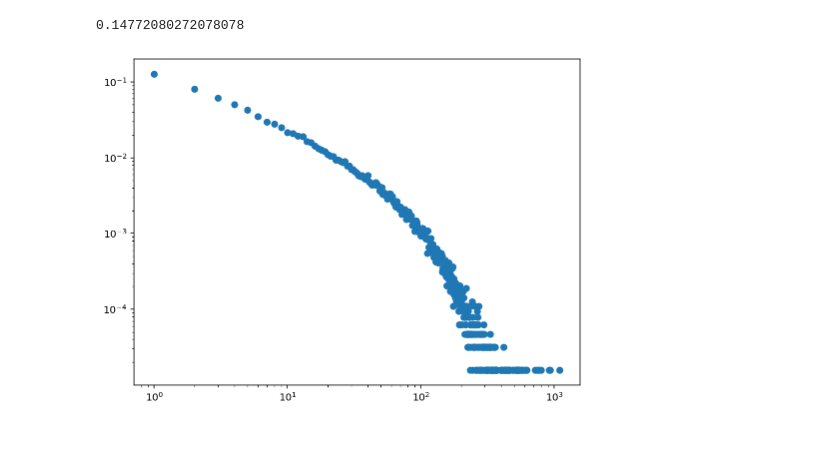
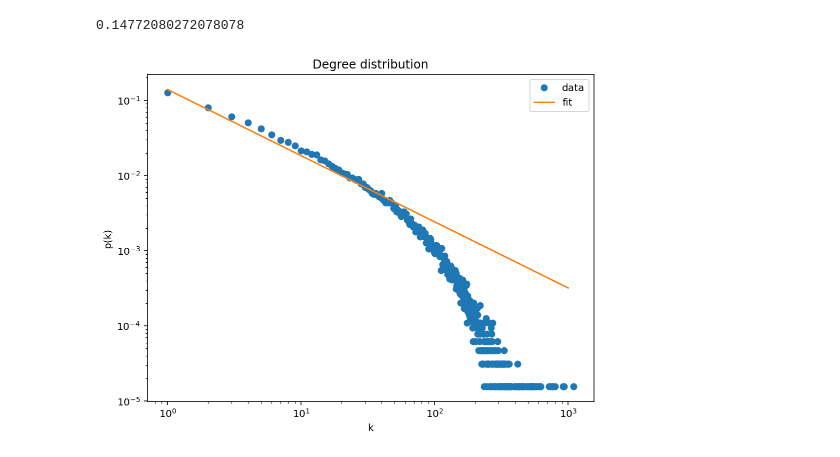
Before and after one commit to Haydnspass/Complex-Network-Analysis-Exercises, a Jupyter notebook: assignment-4/problem_4_3.ipynb, the cells around one changed output. Saved outputs shown, nothing was run; the diff lists cells and outputs as text; code cells hidden in the pictures.

```diff
--- a/assignment-4/problem_4_3.ipynb
+++ b/assignment-4/problem_4_3.ipynb
@@ -57,16 +58,33 @@ g.transitivity_undirected()
 0.14772080272078078
 # %%
 # power-law exponent of degree distribution
+def model(k, gamma, c):
+    return c * k ** (-gamma)
+
+p_opt, p_cov = scipy.optimize.curve_fit(model, deg[:, 0], deg[:, -1] / len(g.vs))
 # %%
 # actual vs fitted degree distribution
 deg = list(g.degree_distribution().bins())
 deg = np.array(deg)#[:, [0, -1]]
 
+# model function
+k = np.linspace(1, 1000, 1000)
+m = model(k, *p_opt)
 
 plt.figure(figsize=(8, 6))
-plt.plot(deg[:, 0], deg[:, -1] / len(g.vs), 'o')
+
+plt.plot(deg[:, 0], deg[:, -1] / len(g.vs), 'o')  # actual data
+plt.plot(k, m)  # fit
 
 plt.xscale('log')
 plt.yscale('log')
+
+plt.xlabel('k')
+plt.ylabel('p(k)')
+
+plt.legend(["data", "fit"])
+plt.title("Degree distribution")
+
+plt.show()
 # %% [output]
-[figure, old version]
+[figure, new version]
```
Also changed, not shown: parts of 1 cell of this notebook.
